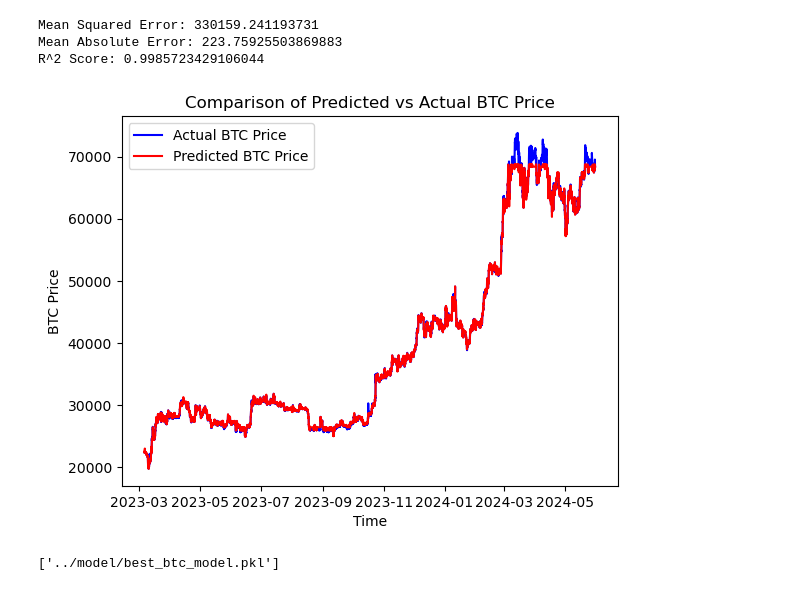
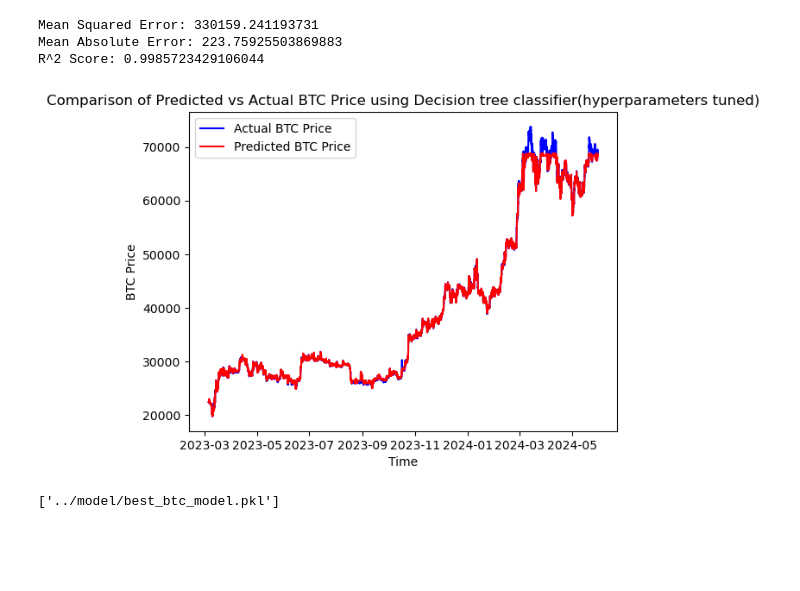
Before and after one commit to AjaydeepSamra/Capstone-demo, a Jupyter notebook: notebooks/04-modelling.ipynb, the cells around one changed output. Cells and saved outputs as stored; diff of their text form; code cells hidden in the pictures; blank space fills up the shorter version.

Commit message:
Made some changes to visualisations for readibility

```diff
--- a/notebooks/04-modelling.ipynb
+++ b/notebooks/04-modelling.ipynb
@@ -221,13 +243,13 @@ R^2 Score: 0.9985723429106044
 # %%
 plt.plot(y_test.index, y_test, label='Actual BTC Price', color='blue')
 plt.plot(y_test.index, y_pred_tuned, label='Predicted BTC Price', color='red')
 plt.xlabel('Time')
 plt.ylabel('BTC Price')
-plt.title('Comparison of Predicted vs Actual BTC Price')
+plt.title('Comparison of Predicted vs Actual BTC Price using Decision tree classifier(hyperparameters tuned)')
 plt.legend()
 plt.show()
 # %% [output]
-[figure, old version]
+[figure, new version]
 # %%
 #saving the best model for later use
 import joblib
```
Also changed, not shown: parts of 4 cells of this notebook, 1 other file.
